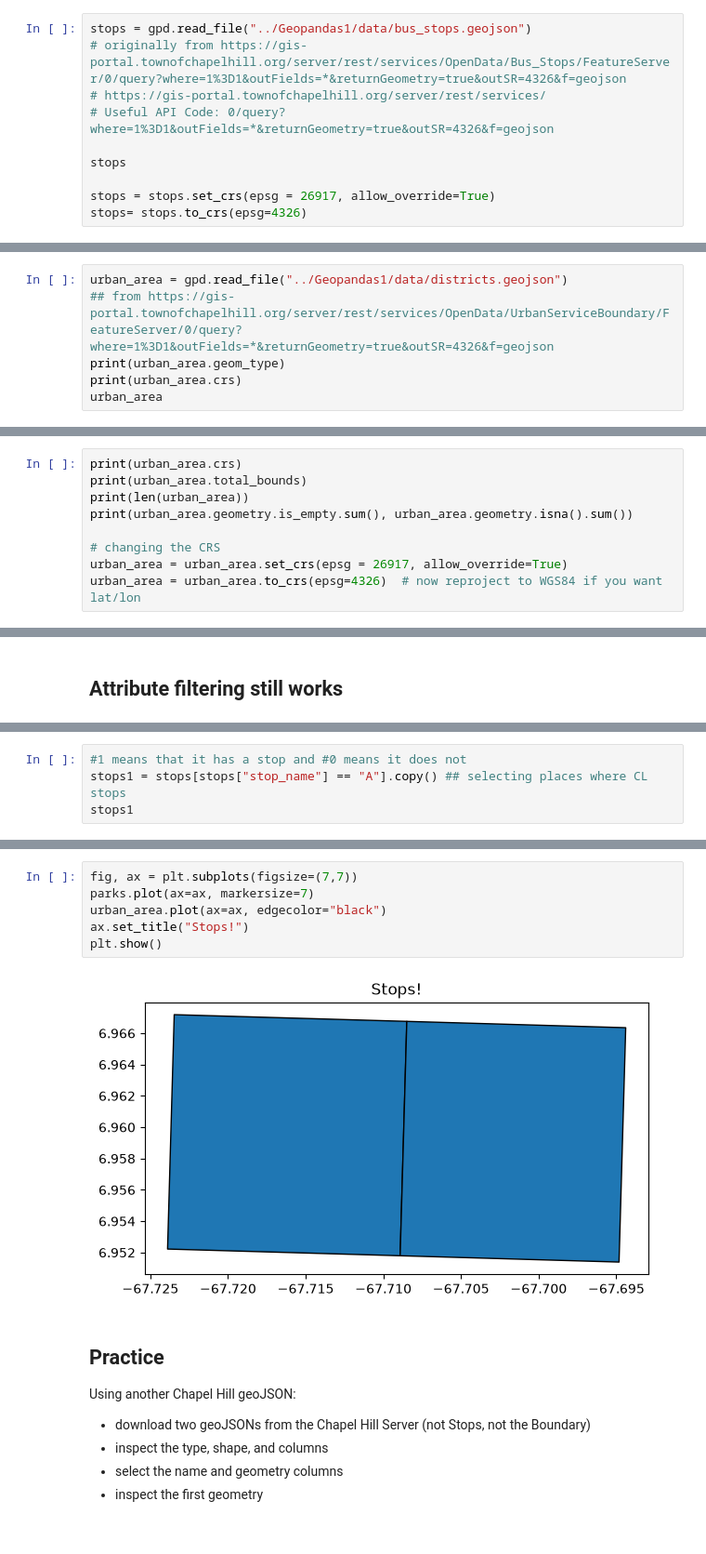
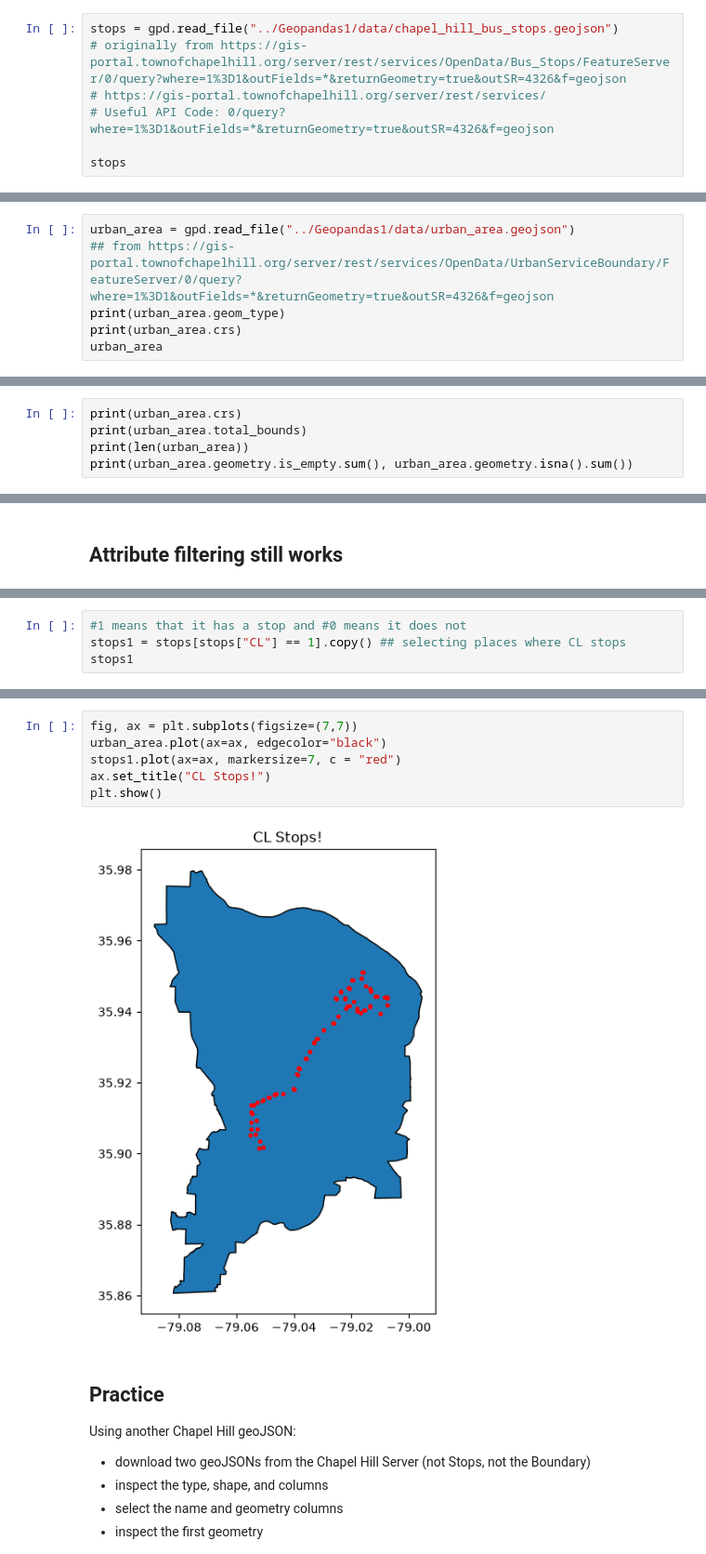
Before and after one commit to arhorton/geog592-arhorton, a Jupyter notebook: homework/week05/Geopandas1/GEOG592_GeoPandas_Module1_GeoDataFrames_and_Geometry_ready.ipynb, the cells around one changed output, grey strips where cells are left out. Shown at 93% size. Cells and saved outputs as stored; diff of their text form; blank space fills up the shorter version.

```diff
--- a/homework/week05/Geopandas1/GEOG592_GeoPandas_Module1_GeoDataFrames_and_Geometry_ready.ipynb
+++ b/homework/week05/Geopandas1/GEOG592_GeoPandas_Module1_GeoDataFrames_and_Geometry_ready.ipynb
@@ -35,12 +35,9 @@ import matplotlib.pyplot as plt
 # %% [markdown]
 ## Read a spatial file
 # %%
-stops = gpd.read_file("../Geopandas1/data/bus_stops.geojson")
+stops = gpd.read_file("../Geopandas1/data/chapel_hill_bus_stops.geojson")
 # originally from https://gis-portal.townofchapelhill.org/server/rest/services/OpenData/Bus_Stops/FeatureServer/0/query?where=1%3D1&outFields=*&returnGeometry=true&outSR=4326&f=geojson
 # https://gis-portal.townofchapelhill.org/server/rest/services/
 # Useful API Code: 0/query?where=1%3D1&outFields=*&returnGeometry=true&outSR=4326&f=geojson
 
 stops
-
-stops = stops.set_crs(epsg = 26917, allow_override=True)
-stops= stops.to_crs(epsg=4326)
@@ -133,5 +164,5 @@ dtype: str
 # %%
-urban_area = gpd.read_file("../Geopandas1/data/districts.geojson")
+urban_area = gpd.read_file("../Geopandas1/data/urban_area.geojson")
 ## from https://gis-portal.townofchapelhill.org/server/rest/services/OpenData/UrbanServiceBoundary/FeatureServer/0/query?where=1%3D1&outFields=*&returnGeometry=true&outSR=4326&f=geojson
 print(urban_area.geom_type)
 print(urban_area.crs)
@@ -149,9 +178,5 @@ print(urban_area.crs)
 print(urban_area.total_bounds)
 print(len(urban_area))
 print(urban_area.geometry.is_empty.sum(), urban_area.geometry.isna().sum())
-
-# changing the CRS
-urban_area = urban_area.set_crs(epsg = 26917, allow_override=True)
-urban_area = urban_area.to_crs(epsg=4326)  # now reproject to WGS84 if you want lat/lon
 # %% [output]
 EPSG:4326
@@ -212,6 +260,6 @@ Stop E    1
 Name: count, dtype: int64
 # %%
 #1 means that it has a stop and #0 means it does not
-stops1 = stops[stops["stop_name"] == "A"].copy() ## selecting places where CL stops
+stops1 = stops[stops["CL"] == 1].copy() ## selecting places where CL stops
 stops1
 # %% [output]
@@ -219,11 +279,11 @@ stops1
 # %%
 fig, ax = plt.subplots(figsize=(7,7))
-parks.plot(ax=ax, markersize=7)
 urban_area.plot(ax=ax, edgecolor="black")
-ax.set_title("Stops!")
+stops1.plot(ax=ax, markersize=7, c = "red")
+ax.set_title("CL Stops!")
 plt.show()
 # %% [output]
-[figure, old version]
+[figure, new version]
 # %% [markdown]
 ## Practice
 
```
Also changed, not shown: parts of 16 cells of this notebook, 9 other files.
